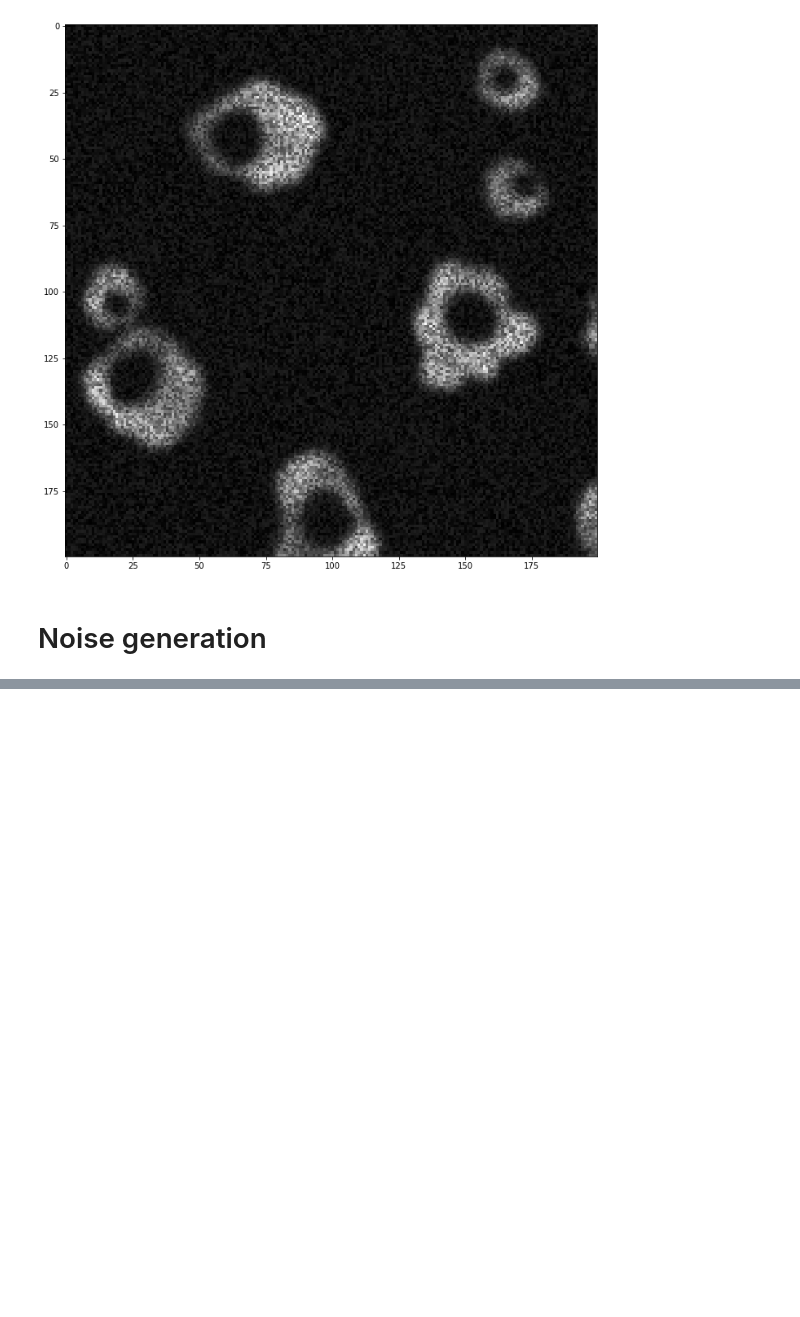
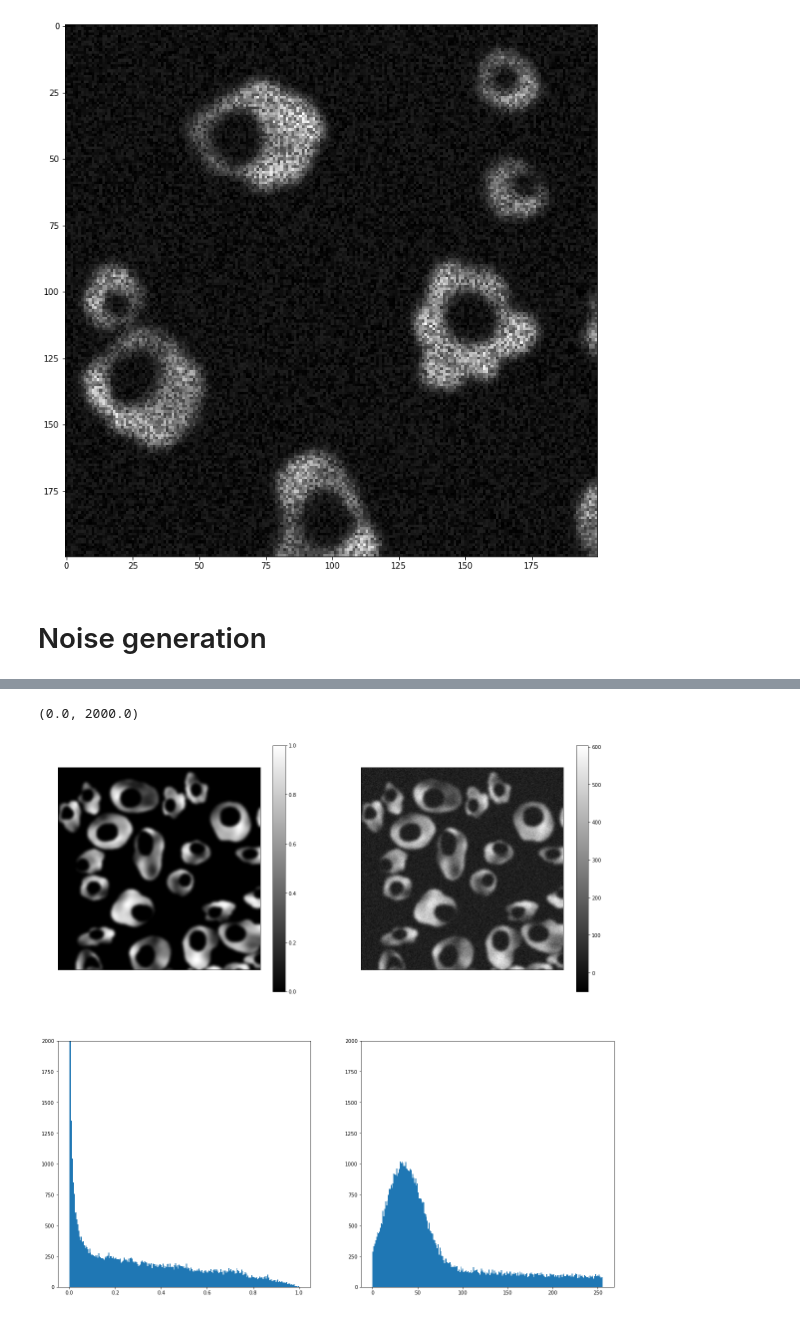
Before and after one commit to dobrik4ever/Master-Thesis, a Jupyter notebook: 3 Methods, material/uuu.ipynb, the cells around one changed output, grey strips where cells are left out. Cells and saved outputs as stored; diff of their text form; code cells hidden in the pictures; blank space fills up the shorter version.

```diff
--- a/3 Methods, material/uuu.ipynb
+++ b/3 Methods, material/uuu.ipynb
@@ -421,0 +494,19 @@ plt.colorbar()
+# %%
+img = sim.image#[0:100,50:100]
+G = util.random_noise(img*255, mode='gaussian', mean = 0.125, var = 0.007, clip=False)
+# G = np.random.poisson(np.random.poisson(img*256))
+
+# P =  G*255 + np.random.poisson(img*255)
+fig = plt.figure(figsize=(20,20))
+plt.subplot(2,2,1)
+plt.imshow(img); plt.colorbar(); plt.xticks([]); plt.yticks([])
+plt.subplot(2,2,2)
+plt.imshow(P); plt.colorbar();plt.xticks([]); plt.yticks([])
+
+plt.subplot(2,2,3)
+plt.hist(img.flatten(), bins = np.linspace(0,img.max(),255)); plt.ylim([0,2000])
+plt.subplot(2,2,4)
+plt.hist(P.flatten(), bins = np.linspace(0,G.max(),255)); plt.ylim([0,2000])
+# %% [output]
+(0.0, 2000.0)
+[figure, added]
```
Also changed, not shown: parts of 22 cells of this notebook, 11 other files.
